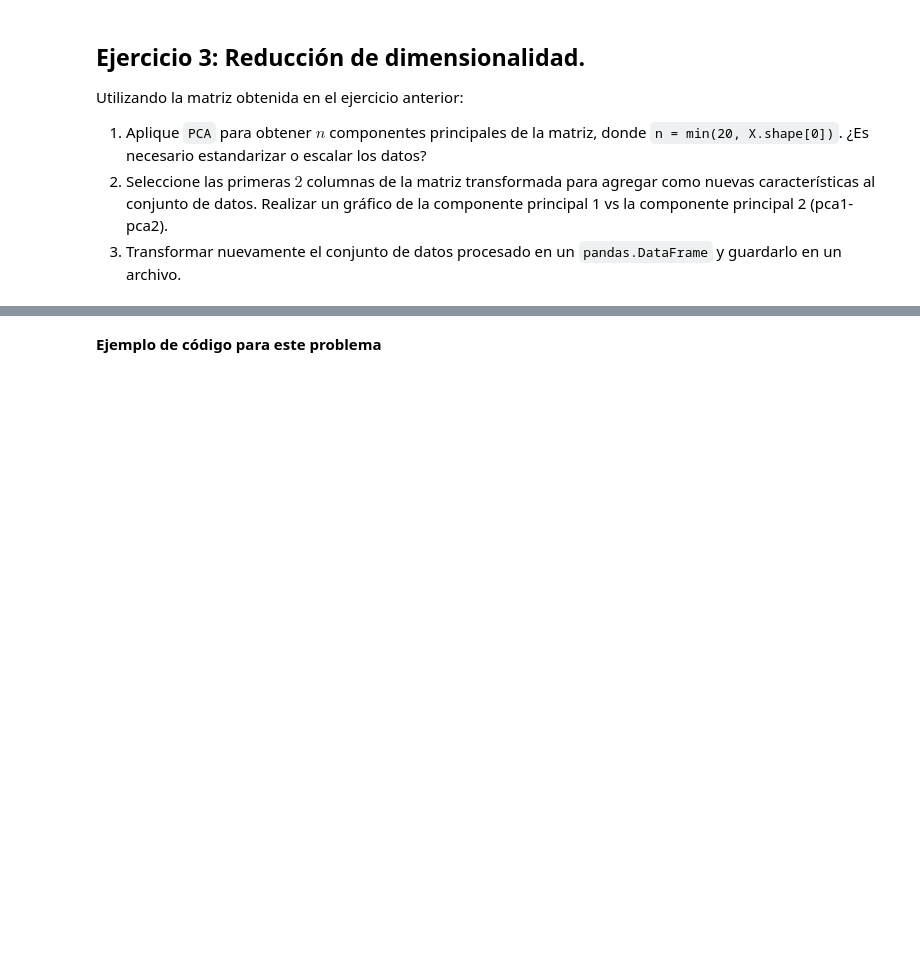
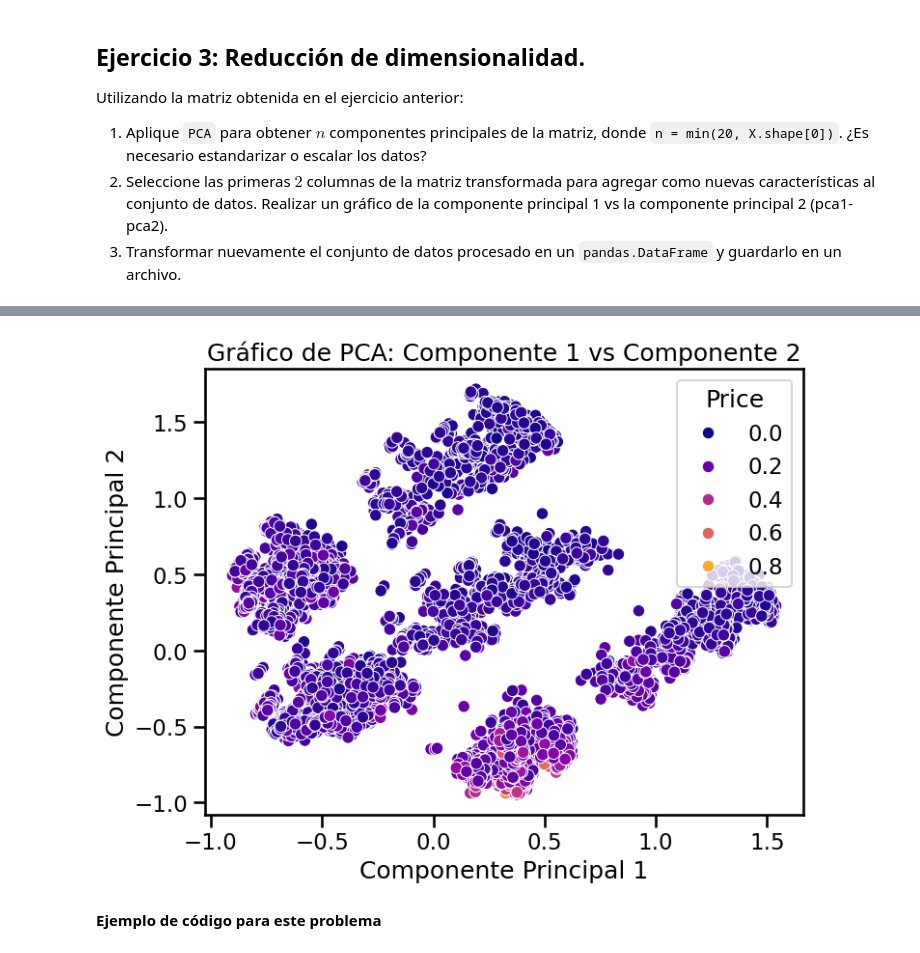
Before and after one commit to gonzaloangaut/DiploDatos, a Jupyter notebook: AEyCD/Entregables/Entregable_parte_2_2025.ipynb, the cells around one changed output, grey strips where cells are left out. Drawn from its saved outputs; the diff is of its cells as text; code cells hidden in the pictures; blank space fills up the shorter version.

```diff
--- a/AEyCD/Entregables/Entregable_parte_2_2025.ipynb
+++ b/AEyCD/Entregables/Entregable_parte_2_2025.ipynb
@@ -344,0 +242,16 @@ Utilizando la matriz obtenida en el ejercicio anterior:
+# %%
+from sklearn.decomposition import PCA
+
+# Obtenemos el número n
+n_components = min(20, result.shape[0])
+# Aplicamos PCA para obtener n componentes de la matriz
+pca = PCA(n_components=n_components)
+pca_dummy_features = pca.fit_transform(result)
+
+# Imprimimos el shape de la matriz PCA
+print(pca_dummy_features.shape)
+
+# Agregamos las 2 primeras columnas de la matriz al df
+mice_encoded_scaled_df['pca1'] = pca_dummy_features[:, 0]
+mice_encoded_scaled_df['pca2'] = pca_dummy_features[:, 1]
+mice_encoded_scaled_df.head()
@@ -344,0 +267,11 @@ Utilizando la matriz obtenida en el ejercicio anterior:
+# %%
+# Grafiquemos la componente principal 1 vs la componente principal 2
+fig = plt.figure(figsize=(8, 6))
+seaborn.scatterplot(data=mice_encoded_scaled_df, x='pca1', y='pca2',
+                    hue='Price', palette='plasma')
+plt.xlabel('Componente Principal 1')
+plt.ylabel('Componente Principal 2')
+plt.title('Gráfico de PCA: Componente 1 vs Componente 2')
+plt.show()
+# %% [output]
+[figure, added]
```
Also changed, not shown: parts of 35 cells of this notebook, 1 other file.
